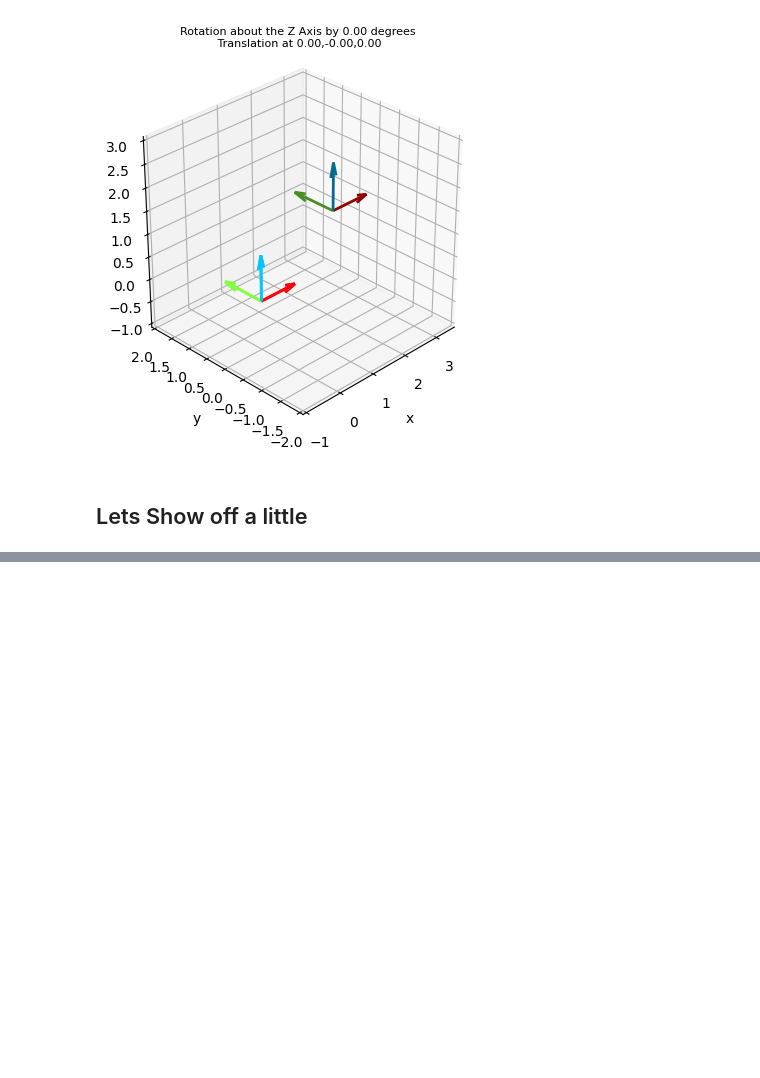
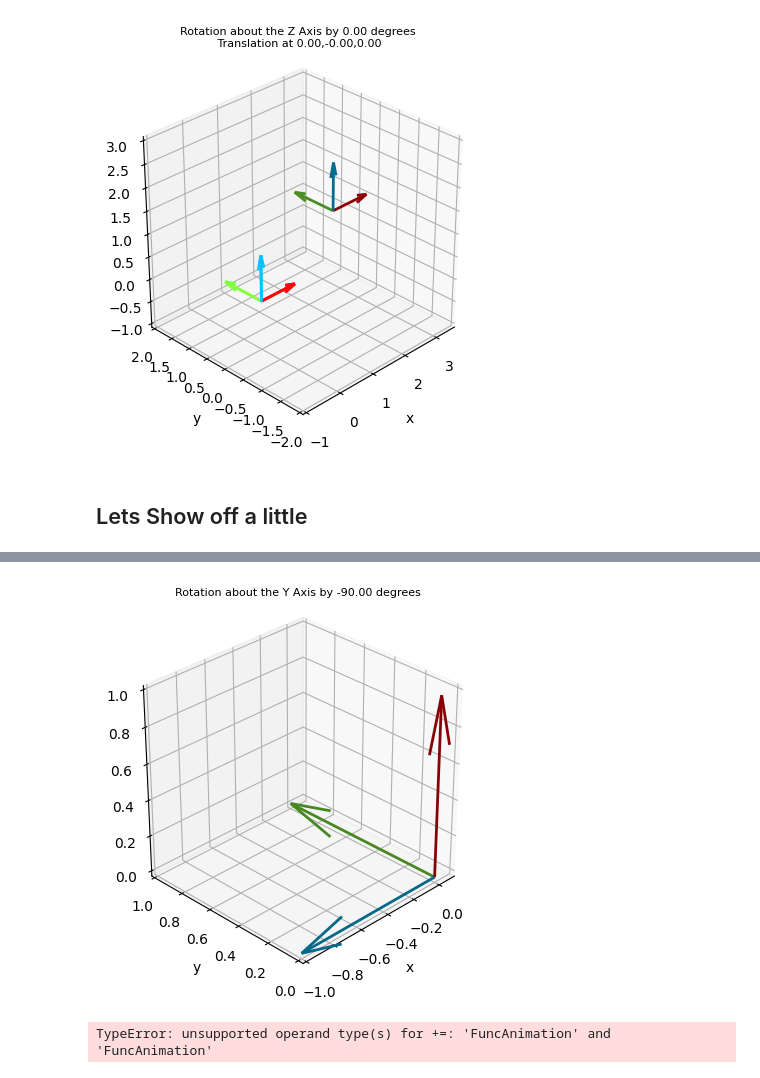
Before and after one commit to BrianLesko/Robotics, a Jupyter notebook: CoordinateFrameAnimation/Python/animation.ipynb, the cells around one changed output, grey strips where cells are left out. Cells and saved outputs as stored; diff of their text form; code cells hidden in the pictures; blank space fills up the shorter version.

```diff
--- a/CoordinateFrameAnimation/Python/animation.ipynb
+++ b/CoordinateFrameAnimation/Python/animation.ipynb
@@ -28,7 +28,7 @@ def draw_axis(ax, location, orientation, darkness, axis_limits):
 
     return axis_limits
 
-def draw_axis2(T, darkness, axis_limits=None):
+def draw_axis2(ax, T, darkness, axis_limits=None):
     if axis_limits is None:
         axis_limits = initialize_axis_limits()
 
@@ -40,8 +40,8 @@ def draw_axis2(T, darkness, axis_limits=None):
         ax.plot([start[0], end[0]], [start[1], end[1]], [start[2], end[2]], color=color, linewidth=2)
 
         # Update axis_limits
-        for j, coord in enumerate([start, end]):
-            axis_limits = check_axis_limits(coord[0], coord[1], coord[2], axis_limits)
+        for coord in [start, end]:
+            axis_limits = check_axis_limits(coord, axis_limits)
 
     return axis_limits
 
@@ -97,6 +97,19 @@ def rotY(b):
                     [0, 1, 0],
                     [-np.sin(b), 0, np.cos(b)]])
     return rot
+
+import numpy as np
+
+def rotX(a):
+    """
+    Useful for rigid-body motions.
+    Takes an angle of rotation (radians).
+    Returns the corresponding rotation matrix about the X axis.
+    """
+    rot = np.array([[1, 0, 0],
+                    [0, np.cos(a), -np.sin(a)],
+                    [0, np.sin(a), np.cos(a)]])
+    return rot
 # %% [markdown]
 ## Rotation Matricies
 rows or columns in A can be extracted through multiplication
@@ -292,0 +252,46 @@ plt.show()
+# %%
+import numpy as np
+import matplotlib.pyplot as plt
+from mpl_toolkits.mplot3d import Axes3D
+import matplotlib.animation as animation
+import math
+
+def set_axis_limits(ax, axis_limits):
+    ax.set_xlim([axis_limits['xmin'], axis_limits['xmax']])
+    ax.set_ylim([axis_limits['ymin'], axis_limits['ymax']])
+    ax.set_zlim([axis_limits['zmin'], axis_limits['zmax']])
+
+
+# ... (your functions here: draw_axis, draw_axis2, initialize_axis_limits, check_axis_limits, increase_axis_limits, set_axis_limits, rotX, rotY, rotZ) ...
+
+location_start = np.array([0, 0, 0]).T
+R = np.eye(3)
+Tstart = np.vstack([np.column_stack((R, location_start)), [0, 0, 0, 1]])
+
+end_angle = -90
+step_angle = 5.0
+num_steps = int(np.ceil(abs(end_angle) / step_angle))
+
+fig = plt.figure()
+ax = fig.add_subplot(111, projection='3d')
+
+rotations = [rotY, rotZ, lambda x: np.dot(rotY(-90 * math.pi / 180), rotZ(-90 * math.pi / 180)), lambda x: np.dot(np.dot(rotY(-90 * math.pi / 180), rotZ(-90 * math.pi / 180)), rotX(-90 * math.pi / 180))]
+Tstart_values = [Tstart, np.vstack([np.column_stack((rotY(-90 * math.pi / 180), [0, 0, 0])), [0, 0, 0, 1]])]
+
+ani_list = []
+for i, rot_func in enumerate(rotations):
+    Tstart = Tstart_values[min(i, 1)]
+    ani = animation.FuncAnimation(fig, update_frame, frames=num_steps + 1, fargs=(ax, Tstart, end_angle, step_angle, rot_func), interval=100)
+    ani_list.append(ani)
+    plt.pause(0.05)
+
+# Save the animations as a gif
+animation_list = ani_list[0]
+for i in range(1, len(ani_list)):
+    animation_list += ani_list[i]
+
+animation_list.save('animation.gif', writer='imagemagick', fps=15)
+plt.show()
+# %% [output]
+[figure, added]
+TypeError: unsupported operand type(s) for +=: 'FuncAnimation' and 'FuncAnimation'
```
Also changed, not shown: parts of 2 cells of this notebook, 11 other files.
